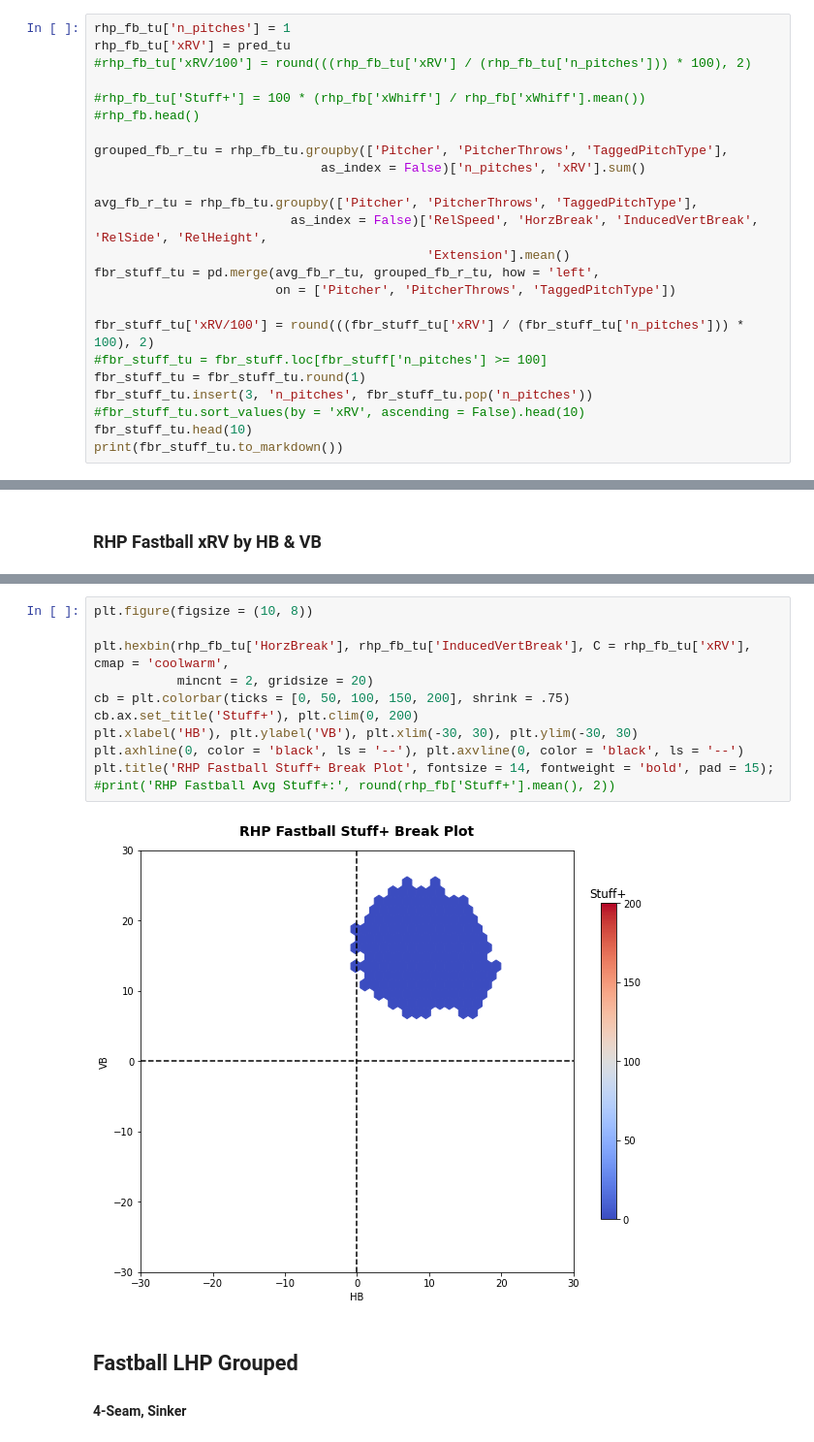
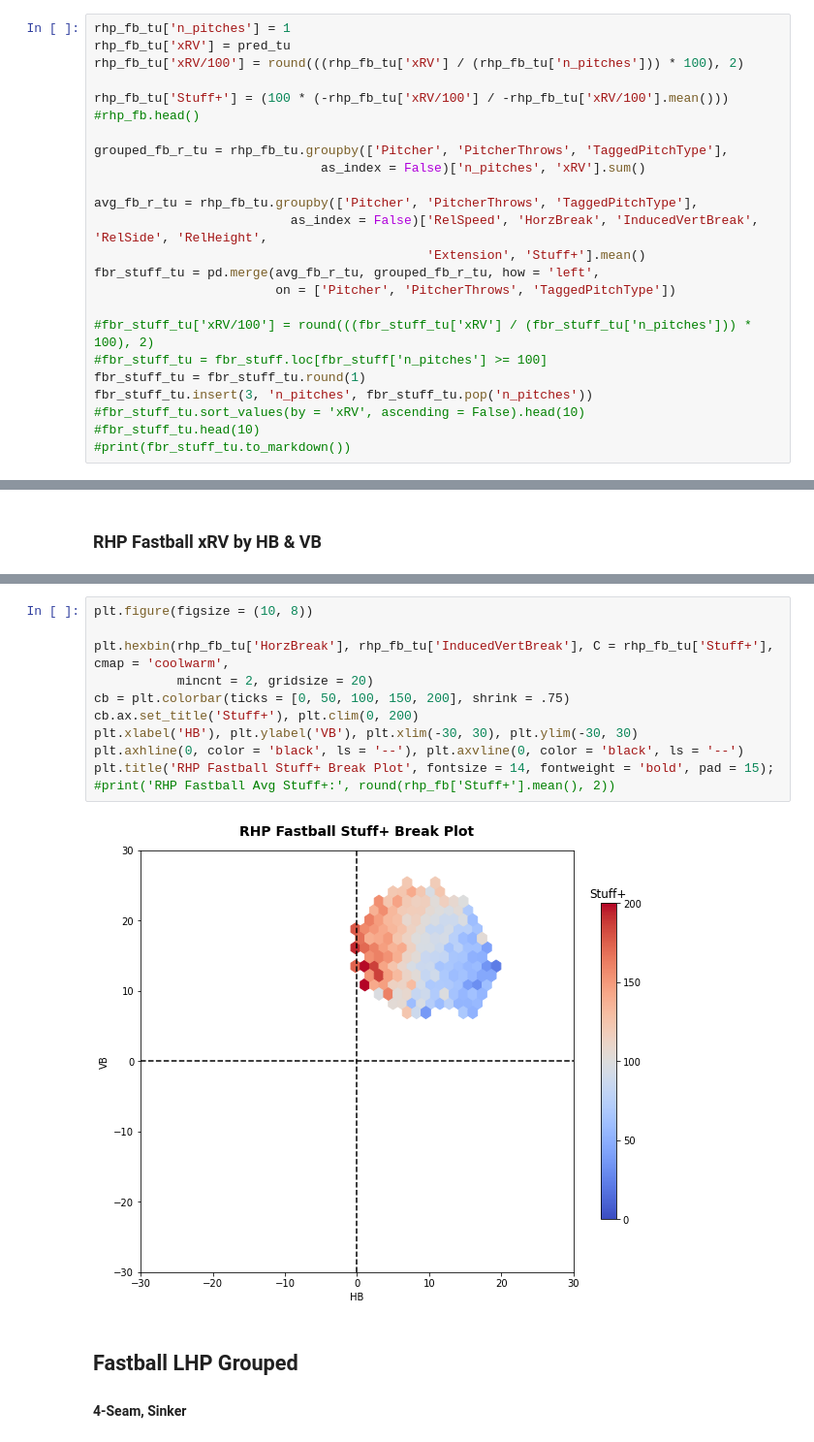
Before and after one commit to anthonyzurke/RVmodel, a Jupyter notebook: notebooks/TU-rv_model.ipynb, the cells around one changed output, grey strips where cells are left out. Shown at 97% size. Cells and saved outputs as stored; diff of their text form.

```diff
--- a/notebooks/TU-rv_model.ipynb
+++ b/notebooks/TU-rv_model.ipynb
@@ -163,9 +163,9 @@ pred_tu.shape
 # %%
 rhp_fb_tu['n_pitches'] = 1
 rhp_fb_tu['xRV'] = pred_tu
-#rhp_fb_tu['xRV/100'] = round(((rhp_fb_tu['xRV'] / (rhp_fb_tu['n_pitches'])) * 100), 2)
+rhp_fb_tu['xRV/100'] = round(((rhp_fb_tu['xRV'] / (rhp_fb_tu['n_pitches'])) * 100), 2)
 
-#rhp_fb_tu['Stuff+'] = 100 * (rhp_fb['xWhiff'] / rhp_fb['xWhiff'].mean())
+rhp_fb_tu['Stuff+'] = (100 * (-rhp_fb_tu['xRV/100'] / -rhp_fb_tu['xRV/100'].mean()))
 #rhp_fb.head()
 
 grouped_fb_r_tu = rhp_fb_tu.groupby(['Pitcher', 'PitcherThrows', 'TaggedPitchType'],
@@ -173,14 +173,14 @@ grouped_fb_r_tu = rhp_fb_tu.groupby(['Pitcher', 'PitcherThrows', 'TaggedPitchTyp
 
 avg_fb_r_tu = rhp_fb_tu.groupby(['Pitcher', 'PitcherThrows', 'TaggedPitchType'],
                           as_index = False)['RelSpeed', 'HorzBreak', 'InducedVertBreak', 'RelSide', 'RelHeight',
-                                            'Extension'].mean()
+                                            'Extension', 'Stuff+'].mean()
 fbr_stuff_tu = pd.merge(avg_fb_r_tu, grouped_fb_r_tu, how = 'left',
                         on = ['Pitcher', 'PitcherThrows', 'TaggedPitchType'])
 
-fbr_stuff_tu['xRV/100'] = round(((fbr_stuff_tu['xRV'] / (fbr_stuff_tu['n_pitches'])) * 100), 2)
+#fbr_stuff_tu['xRV/100'] = round(((fbr_stuff_tu['xRV'] / (fbr_stuff_tu['n_pitches'])) * 100), 2)
 #fbr_stuff_tu = fbr_stuff.loc[fbr_stuff['n_pitches'] >= 100]
 fbr_stuff_tu = fbr_stuff_tu.round(1)
 fbr_stuff_tu.insert(3, 'n_pitches', fbr_stuff_tu.pop('n_pitches'))
 #fbr_stuff_tu.sort_values(by = 'xRV', ascending = False).head(10)
-fbr_stuff_tu.head(10)
-print(fbr_stuff_tu.to_markdown())
+#fbr_stuff_tu.head(10)
+#print(fbr_stuff_tu.to_markdown())
@@ -219,16 +203,16 @@ HorzBreak
 # %%
 plt.figure(figsize = (10, 8))
 
-plt.hexbin(rhp_fb_tu['HorzBreak'], rhp_fb_tu['InducedVertBreak'], C = rhp_fb_tu['xRV'], cmap = 'coolwarm',
+plt.hexbin(rhp_fb_tu['HorzBreak'], rhp_fb_tu['InducedVertBreak'], C = rhp_fb_tu['Stuff+'], cmap = 'coolwarm',
            mincnt = 2, gridsize = 20)
 cb = plt.colorbar(ticks = [0, 50, 100, 150, 200], shrink = .75)
 cb.ax.set_title('Stuff+'), plt.clim(0, 200)
 plt.xlabel('HB'), plt.ylabel('VB'), plt.xlim(-30, 30), plt.ylim(-30, 30)
 plt.axhline(0, color = 'black', ls = '--'), plt.axvline(0, color = 'black', ls = '--')
 plt.title('RHP Fastball Stuff+ Break Plot', fontsize = 14, fontweight = 'bold', pad = 15);
 #print('RHP Fastball Avg Stuff+:', round(rhp_fb['Stuff+'].mean(), 2))
 # %% [output]
-[figure, old version]
+[figure, new version]
 # %% [markdown]
 ## Fastball LHP Grouped
 
```
Also changed, not shown: parts of 5 cells of this notebook.
